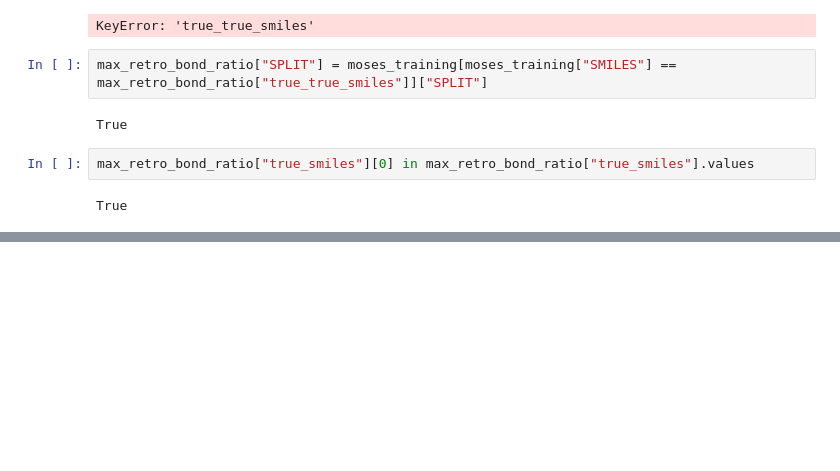
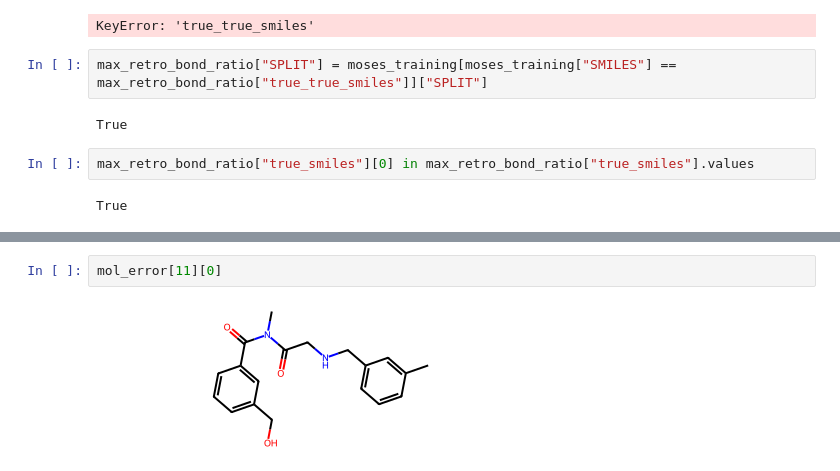
Before and after one commit to haaariiish/Guacamoliency, a Jupyter notebook: notebooks/inchies_key_analysis.ipynb, the cells around one changed output, grey strips where cells are left out. Saved outputs shown, nothing was run; the diff lists cells and outputs as text; blank space fills up the shorter version.

```diff
--- a/notebooks/inchies_key_analysis.ipynb
+++ b/notebooks/inchies_key_analysis.ipynb
@@ -386,0 +799,4 @@ True
+# %%
+mol_error[11][0]
+# %% [output]
+[figure, added]
```
Also changed, not shown: parts of 84 cells of this notebook, 36 other files.
